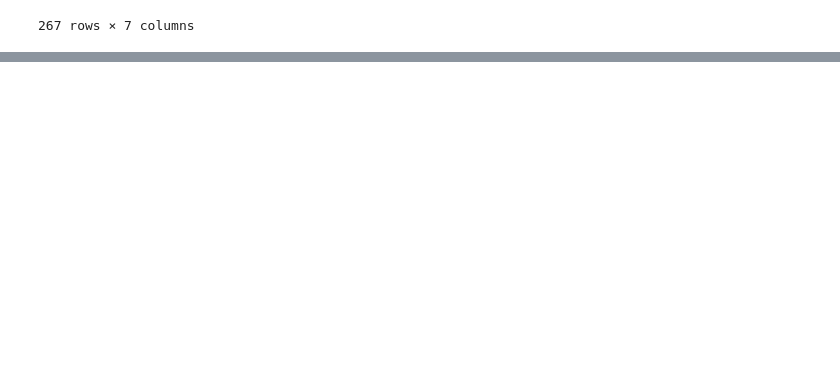
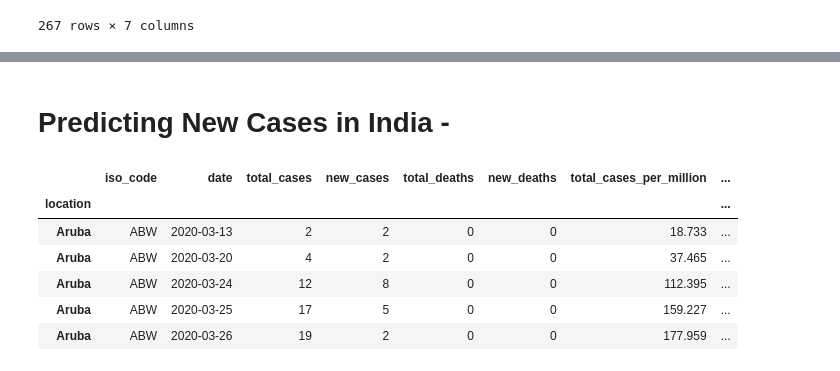
Before and after one commit to 41x3n/Impact-of-lockdown-in-India-COVID-19, a Jupyter notebook: analysis.ipynb, the cells around one changed output, grey strips where cells are left out. Cells and saved outputs as stored; diff of their text form; code cells hidden in the pictures; blank space fills up the shorter version.

```diff
--- a/analysis.ipynb
+++ b/analysis.ipynb
@@ -358,3 +341,16 @@ for address in testing_center["location"]:
 map
 # %% [output]
 [interactive output not drawn]
+# %% [markdown]
+# Predicting New Cases in India -
+# %%
+df = pd.read_csv('owid-covid-data.csv',index_col="location")
+df.head()
+# %% [output]
+|  | iso_code | date | total_cases | new_cases | total_deaths | new_deaths | total_cases_per_million | ... |
+| location |  |  |  |  |  |  |  | ... |
+| Aruba | ABW | 2020-03-13 | 2 | 2 | 0 | 0 | 18.733 | ... |
+| Aruba | ABW | 2020-03-20 | 4 | 2 | 0 | 0 | 37.465 | ... |
+| Aruba | ABW | 2020-03-24 | 12 | 8 | 0 | 0 | 112.395 | ... |
+| Aruba | ABW | 2020-03-25 | 17 | 5 | 0 | 0 | 159.227 | ... |
+| Aruba | ABW | 2020-03-26 | 19 | 2 | 0 | 0 | 177.959 | ... |
```
Also changed, not shown: parts of 10 cells of this notebook, 3 other files.
